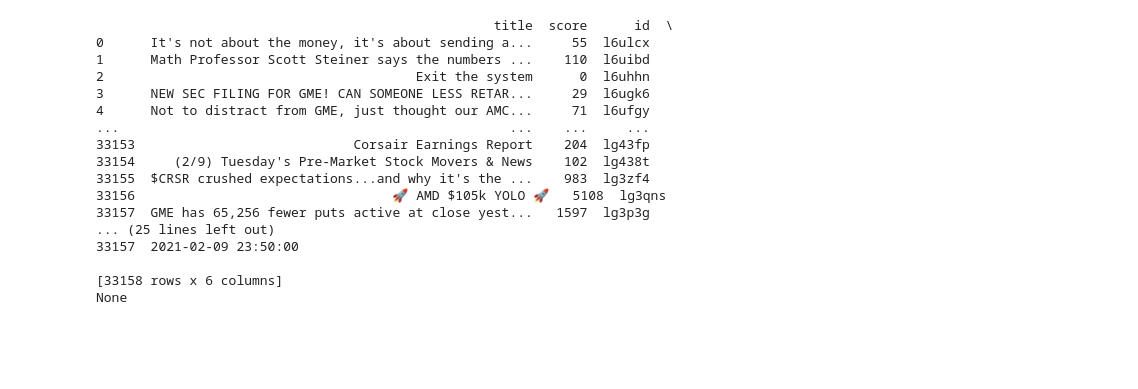
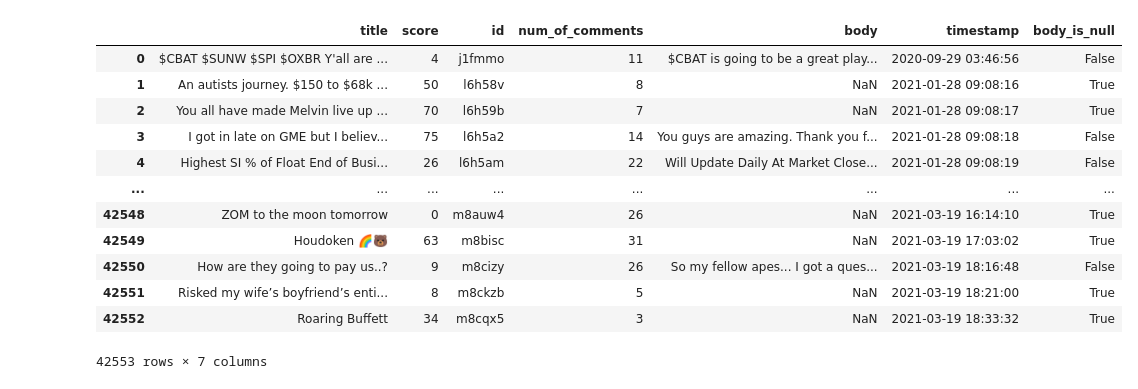
Before and after one commit to data301-2020-winter2/course-project-solo_100, a Jupyter notebook: analysis/Milestone2.ipynb, the cells around one changed output. Cells and saved outputs as stored; diff of their text form; code cells hidden in the pictures; blank space fills up the shorter version.

```diff
--- a/analysis/Milestone2.ipynb
+++ b/analysis/Milestone2.ipynb
@@ -1,22 +1,18 @@
 # %%
 from scripts import project_functions
-df = project_functions.load_and_process('../data/raw/reddit_wsb.csv')
+df = project_functions.load_and_process('../data/raw/raw.csv')
 df
 # %% [output]
+|  | title | score | id | num_of_comments | body | timestamp | body_is_null |
+| 0 | $CBAT $SUNW $SPI $OXBR Y'all are ... | 4 | j1fmmo | 11 | $CBAT is going to be a great play... | 2020-09-29 03:46:56 | False |
+| 1 | An autists journey. $150 to $68k ... | 50 | l6h58v | 8 | NaN | 2021-01-28 09:08:16 | True |
+| 2 | You all have made Melvin live up ... | 70 | l6h59b | 7 | NaN | 2021-01-28 09:08:17 | True |
+| 3 | I got in late on GME but I believ... | 75 | l6h5a2 | 14 | You guys are amazing. Thank you f... | 2021-01-28 09:08:18 | False |
+| 4 | Highest SI % of Float End of Busi... | 26 | l6h5am | 22 | Will Update Daily At Market Close... | 2021-01-28 09:08:19 | False |
+| ... | ... | ... | ... | ... | ... | ... | ... |
+| 42548 | ZOM to the moon tomorrow | 0 | m8auw4 | 26 | NaN | 2021-03-19 16:14:10 | True |
+| 42549 | Houdoken 🌈🐻 | 63 | m8bisc | 31 | NaN | 2021-03-19 17:03:02 | True |
+| 42550 | How are they going to pay us..? | 9 | m8cizy | 26 | So my fellow apes... I got a ques... | 2021-03-19 18:16:48 | False |
+| 42551 | Risked my wife’s boyfriend’s enti... | 8 | m8ckzb | 5 | NaN | 2021-03-19 18:21:00 | True |
+| 42552 | Roaring Buffett | 34 | m8cqx5 | 3 | NaN | 2021-03-19 18:33:32 | True |
-                                                   title  score      id  \
-0      It's not about the money, it's about sending a...     55  l6ulcx
-1      Math Professor Scott Steiner says the numbers ...    110  l6uibd
-2                                        Exit the system      0  l6uhhn
-3      NEW SEC FILING FOR GME! CAN SOMEONE LESS RETAR...     29  l6ugk6
-4      Not to distract from GME, just thought our AMC...     71  l6ufgy
-...                                                  ...    ...     ...
-33153                            Corsair Earnings Report    204  lg43fp
-33154     (2/9) Tuesday's Pre-Market Stock Movers & News    102  lg438t
-33155  $CRSR crushed expectations...and why it's the ...    983  lg3zf4
-33156                                 🚀 AMD $105k YOLO 🚀   5108  lg3qns
-33157  GME has 65,256 fewer puts active at close yest...   1597  lg3p3g
-... (25 lines left out)
-33157  2021-02-09 23:50:00
-
-[33158 rows x 6 columns]
-None
+42553 rows × 7 columns
```
Also changed, not shown: parts of 2 cells of this notebook, 6 other files.
